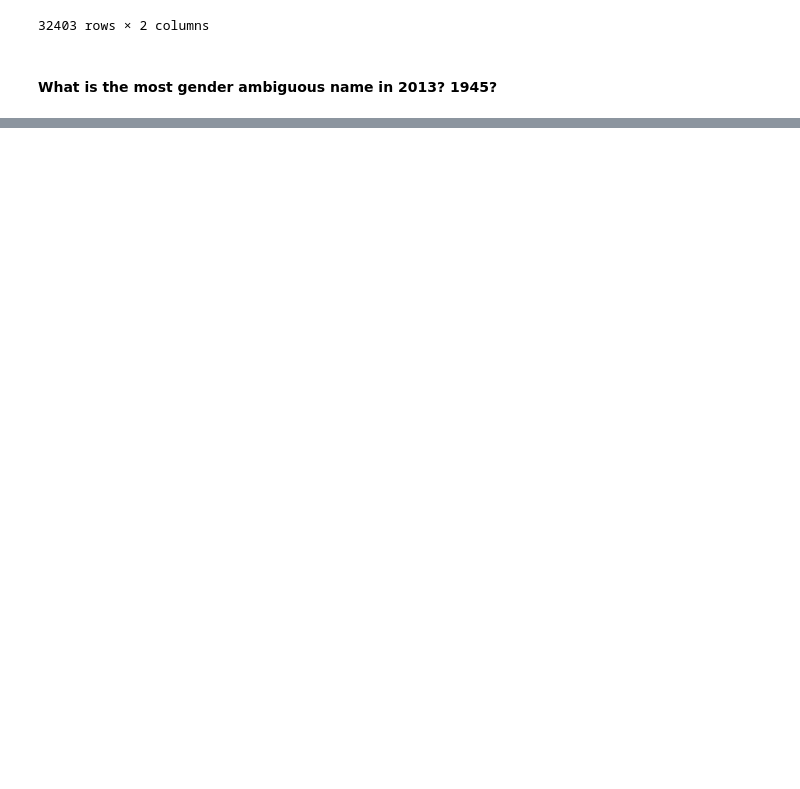
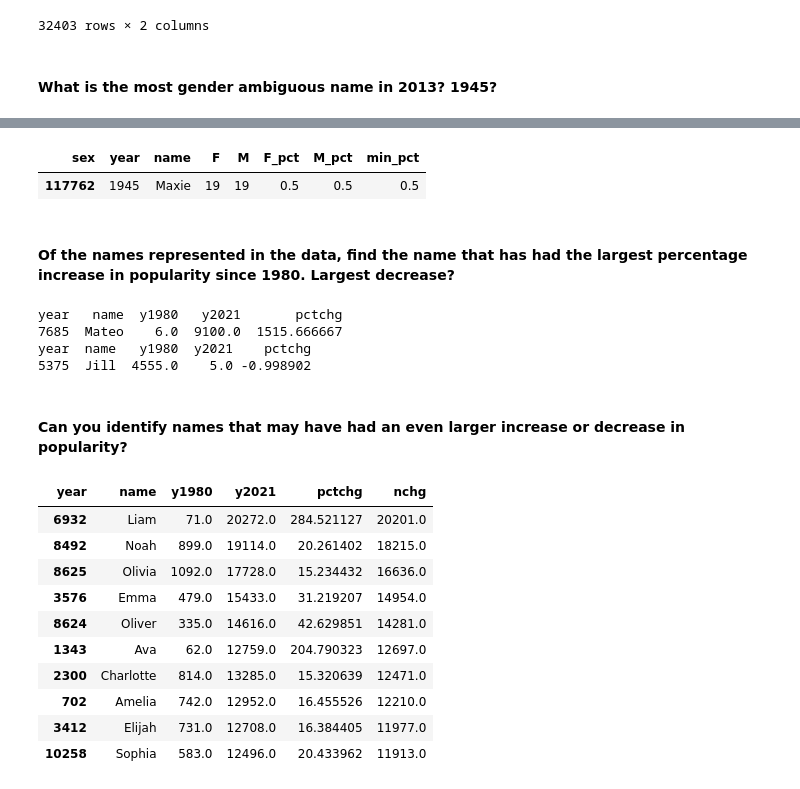
Before and after one commit to J-ZW-Wang/ss_data_project, a Jupyter notebook: Capital_One_Baby_Names/Baby names.ipynb, the cells around one changed output, grey strips where cells are left out. Cells and saved outputs as stored; diff of their text form; code cells hidden in the pictures; blank space fills up the shorter version.

```diff
--- a/Capital_One_Baby_Names/Baby names.ipynb
+++ b/Capital_One_Baby_Names/Baby names.ipynb
@@ -132,0 +152,42 @@ KeyError: 1
+# %%
+pct.query("year == 1945").nlargest(1, "min_pct", keep="all")
+# %% [output]
+| sex | year | name | F | M | F_pct | M_pct | min_pct |
+| 117762 | 1945 | Maxie | 19 | 19 | 0.5 | 0.5 | 0.5 |
+# %% [markdown]
+#### Of the names represented in the data, find the name that has had the largest percentage increase in popularity since 1980. Largest decrease?
+# %%
+change = (
+    babynames.query("year in [1980, 2021]")
+    .groupby(["name", "year"], as_index=False)
+    .freq.sum()
+    .pivot(index="name", columns="year", values="freq")
+    .reset_index()
+    .rename({2021: "y2021", 1980: "y1980"}, axis=1)
+    .assign(pctchg=lambda x: ((x["y2021"] - x["y1980"]) / x["y1980"]))
+)
+
+print(change.nlargest(1, "pctchg", keep="all"))
+print(change.nsmallest(1, "pctchg", keep="all"))
+# %% [output]
+year   name  y1980   y2021       pctchg
+7685  Mateo    6.0  9100.0  1515.666667
+year  name   y1980  y2021    pctchg
+5375  Jill  4555.0    5.0 -0.998902
+# %% [markdown]
+#### Can you identify names that may have had an even larger increase or decrease in popularity?
+# %%
+change = change.assign(nchg=lambda x: x.y2021 - x.y1980)
+change.nlargest(10, "nchg", keep="all")
+# %% [output]
+| year | name | y1980 | y2021 | pctchg | nchg |
+| 6932 | Liam | 71.0 | 20272.0 | 284.521127 | 20201.0 |
+| 8492 | Noah | 899.0 | 19114.0 | 20.261402 | 18215.0 |
+| 8625 | Olivia | 1092.0 | 17728.0 | 15.234432 | 16636.0 |
+| 3576 | Emma | 479.0 | 15433.0 | 31.219207 | 14954.0 |
+| 8624 | Oliver | 335.0 | 14616.0 | 42.629851 | 14281.0 |
+| 1343 | Ava | 62.0 | 12759.0 | 204.790323 | 12697.0 |
+| 2300 | Charlotte | 814.0 | 13285.0 | 15.320639 | 12471.0 |
+| 702 | Amelia | 742.0 | 12952.0 | 16.455526 | 12210.0 |
+| 3412 | Elijah | 731.0 | 12708.0 | 16.384405 | 11977.0 |
+| 10258 | Sophia | 583.0 | 12496.0 | 20.433962 | 11913.0 |
```
Also changed, not shown: parts of 9 cells of this notebook.
